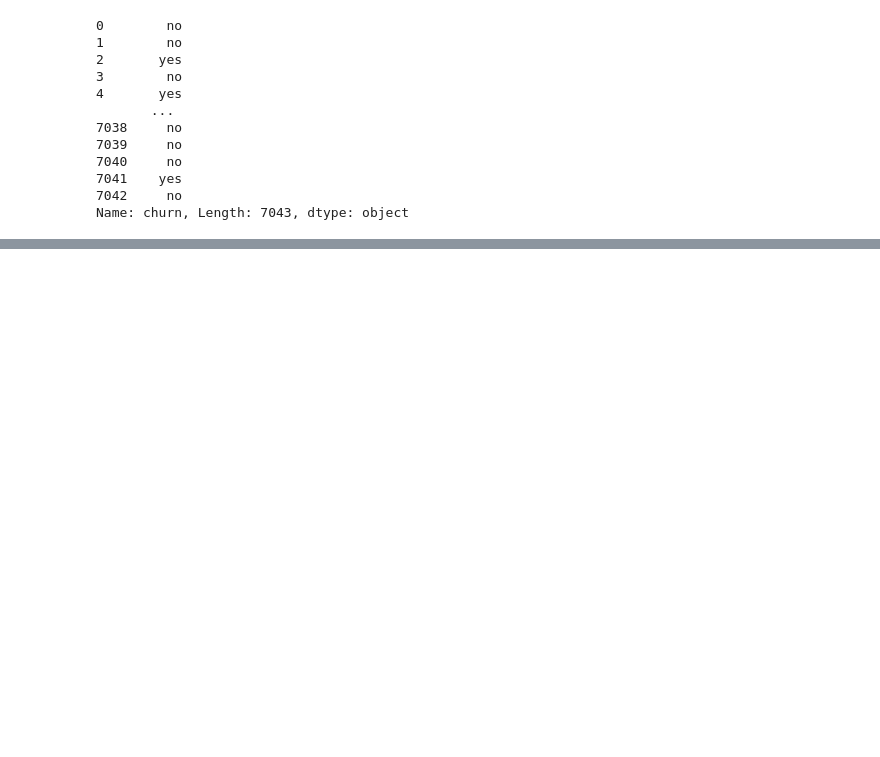
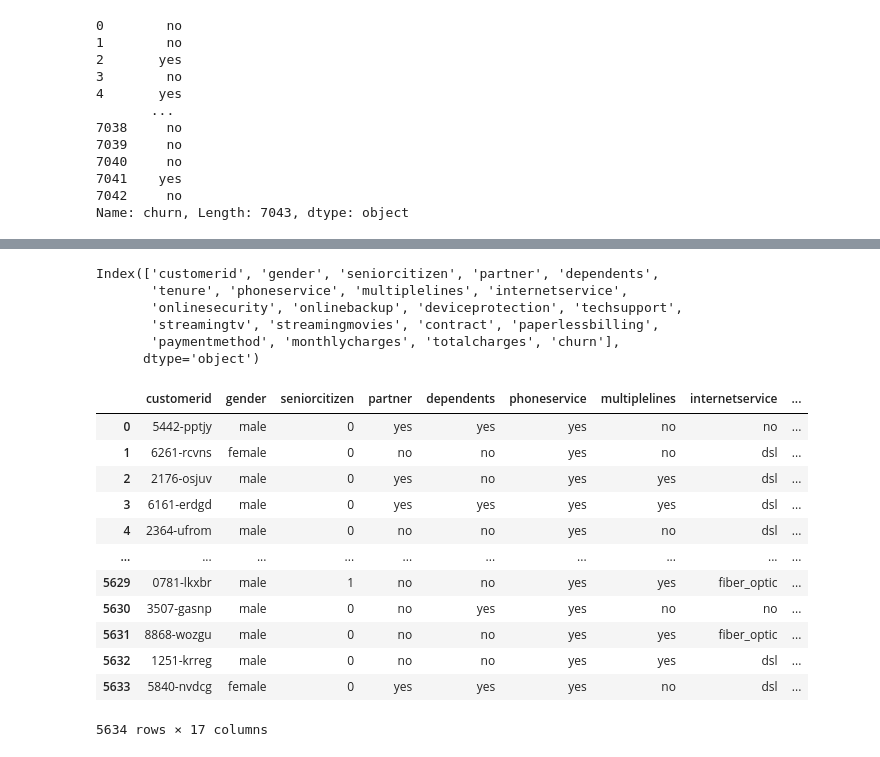
Before and after one commit to dmitrykosintsev/lm-zoomcamp, a Jupyter notebook: 03-classification.ipynb, the cells around one changed output, grey strips where cells are left out. Cells and saved outputs as stored; diff of their text form; code cells hidden in the pictures; blank space fills up the shorter version.

```diff
--- a/03-classification.ipynb
+++ b/03-classification.ipynb
@@ -172,0 +166,2 @@ df.churn = (df.churn == 'yes').astype(int)
+# %%
+df_full_train, df_test = train_test_split(df, test_size=0.2, random_state=1)
@@ -172,0 +196,2 @@ df.churn = (df.churn == 'yes').astype(int)
+# %%
+df_full_train = df_full_train.reset_index(drop=True)
@@ -172,0 +257,33 @@ df.churn = (df.churn == 'yes').astype(int)
+# %%
+df_full_train.columns
+# %% [output]
+Index(['customerid', 'gender', 'seniorcitizen', 'partner', 'dependents',
+       'tenure', 'phoneservice', 'multiplelines', 'internetservice',
+       'onlinesecurity', 'onlinebackup', 'deviceprotection', 'techsupport',
+       'streamingtv', 'streamingmovies', 'contract', 'paperlessbilling',
+       'paymentmethod', 'monthlycharges', 'totalcharges', 'churn'],
+      dtype='object')
+# %%
+# List of categorical variables
+categorical = ['gender', 'seniorcitizen', 'partner', 'dependents',
+        'phoneservice', 'multiplelines', 'internetservice',
+       'onlinesecurity', 'onlinebackup', 'deviceprotection', 'techsupport',
+       'streamingtv', 'streamingmovies', 'contract', 'paperlessbilling',
+       'paymentmethod']
+# %%
+# Looking at only categorical variables
+df_full_train[categorical]
+# %% [output]
+|  | customerid | gender | seniorcitizen | partner | dependents | phoneservice | multiplelines | internetservice | ... |
+| 0 | 5442-pptjy | male | 0 | yes | yes | yes | no | no | ... |
+| 1 | 6261-rcvns | female | 0 | no | no | yes | no | dsl | ... |
+| 2 | 2176-osjuv | male | 0 | yes | no | yes | yes | dsl | ... |
+| 3 | 6161-erdgd | male | 0 | yes | yes | yes | yes | dsl | ... |
+| 4 | 2364-ufrom | male | 0 | no | no | yes | no | dsl | ... |
+| ... | ... | ... | ... | ... | ... | ... | ... | ... | ... |
+| 5629 | 0781-lkxbr | male | 1 | no | no | yes | yes | fiber_optic | ... |
+| 5630 | 3507-gasnp | male | 0 | no | yes | yes | no | no | ... |
+| 5631 | 8868-wozgu | male | 0 | no | no | yes | yes | fiber_optic | ... |
+| 5632 | 1251-krreg | male | 0 | no | no | yes | yes | dsl | ... |
+| 5633 | 5840-nvdcg | female | 0 | yes | yes | yes | no | dsl | ... |
+5634 rows × 17 columns
```
Also changed, not shown: parts of 45 cells of this notebook.
